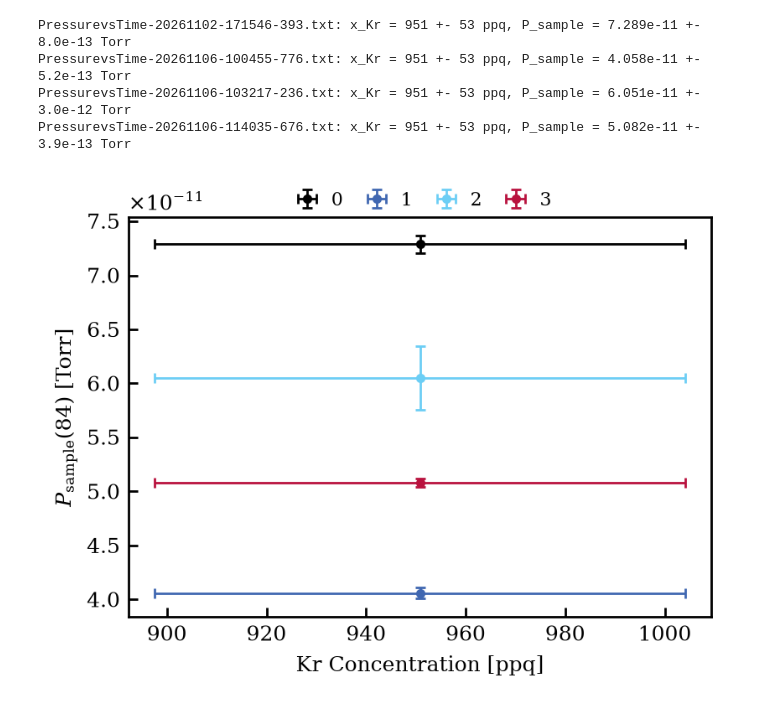
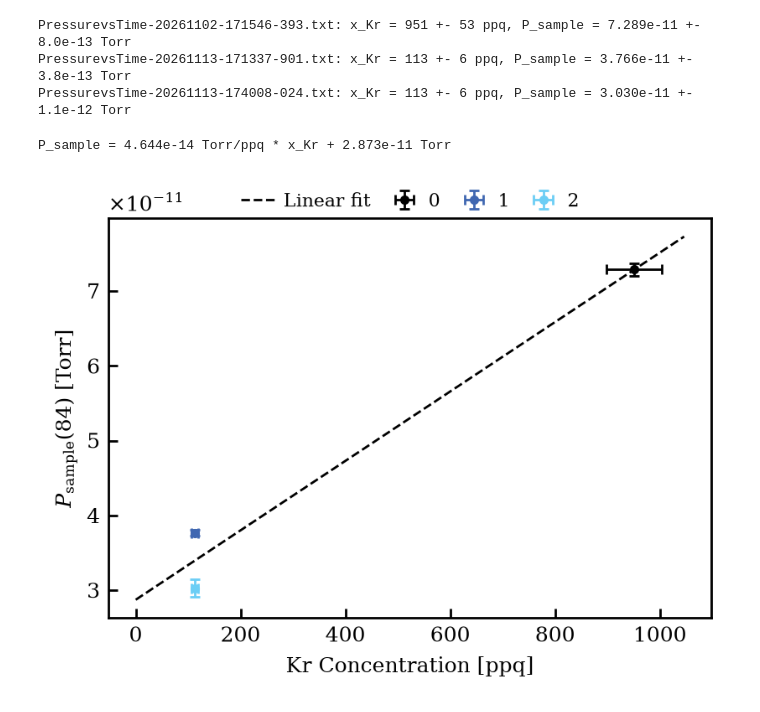
Before and after one commit to dachengx/rga-etl, a Jupyter notebook: calibration.ipynb, the cells around one changed output. Saved outputs shown, nothing was run; the diff lists cells and outputs as text; code cells hidden in the pictures.

Commit message:
110 ppq calibration

```diff
--- a/calibration.ipynb
+++ b/calibration.ipynb
@@ -11,11 +11,17 @@ from utils import read_rga_file, get_t0, get_integral, get_partial_pressure, get
 folder = '../../Documents/RGAData/PressurevsTime'
 # folder = '../rga'
 
+# filenames = [
+#     'PressurevsTime-20261102-171546-393.txt',
+#     'PressurevsTime-20261106-100455-776.txt',
+#     'PressurevsTime-20261106-103217-236.txt',
+#     'PressurevsTime-20261106-114035-676.txt',
+# ]
+
 filenames = [
     'PressurevsTime-20261102-171546-393.txt',
-    'PressurevsTime-20261106-100455-776.txt',
-    'PressurevsTime-20261106-103217-236.txt',
-    'PressurevsTime-20261106-114035-676.txt',
+    'PressurevsTime-20261113-171337-901.txt',
+    'PressurevsTime-20261113-174008-024.txt',
 ]
 
 masses = [87, 28, 40, 62, 84]
@@ -24,18 +30,23 @@ masses = [87, 28, 40, 62, 84]
 # TODO: fill in the measured values; all four are the defaults (notes/202611.tex) for now
 calibrations = [
     dict(delta_v=0.0842, n_expansion=2, temperature=292, recycler_pressure=14.8),
-    dict(delta_v=0.0842, n_expansion=2, temperature=292, recycler_pressure=14.8),
-    dict(delta_v=0.0842, n_expansion=2, temperature=292, recycler_pressure=14.8),
-    dict(delta_v=0.0842, n_expansion=2, temperature=292, recycler_pressure=14.8),
+    dict(delta_v=0.0100, n_expansion=2, temperature=292, recycler_pressure=14.8),
+    dict(delta_v=0.0100, n_expansion=2, temperature=292, recycler_pressure=14.8),
 ]
+
+t0_ranges = [
+    (480, 780),
+    (480, 780),
+    (420, 720),
+]
 # %%
 # Sample partial pressure of AMU 84 (Sec. 1) and Kr mole fraction (Sec. 2) of each file
 P, P_err = np.empty(len(filenames)), np.empty(len(filenames))
 x_kr, x_kr_err = np.empty(len(filenames)), np.empty(len(filenames))
 
-for i, (filename, calibration) in enumerate(zip(filenames, calibrations)):
+for i, (filename, calibration, t0_range) in enumerate(zip(filenames, calibrations, t0_ranges)):
     rga = read_rga_file(os.path.join(folder, filename))
-    t0 = get_t0(rga['t'], rga[28])
+    t0 = get_t0(rga['t'], rga[28], t0_range=t0_range)
     P[i], P_err[i] = get_partial_pressure(rga, t0, mass=84)
     x_kr[i], x_kr_err[i] = get_kr_concentration(**calibration)
 
@@ -45,23 +56,30 @@ for i, (filename, calibration) in enumerate(zip(filenames, calibrations)):
     )
 # %% [output]
 PressurevsTime-20261102-171546-393.txt: x_Kr = 951 +- 53 ppq, P_sample = 7.289e-11 +- 8.0e-13 Torr
-PressurevsTime-20261106-100455-776.txt: x_Kr = 951 +- 53 ppq, P_sample = 4.058e-11 +- 5.2e-13 Torr
-PressurevsTime-20261106-103217-236.txt: x_Kr = 951 +- 53 ppq, P_sample = 6.051e-11 +- 3.0e-12 Torr
-PressurevsTime-20261106-114035-676.txt: x_Kr = 951 +- 53 ppq, P_sample = 5.082e-11 +- 3.9e-13 Torr
+PressurevsTime-20261113-171337-901.txt: x_Kr = 113 +- 6 ppq, P_sample = 3.766e-11 +- 3.8e-13 Torr
+PressurevsTime-20261113-174008-024.txt: x_Kr = 113 +- 6 ppq, P_sample = 3.030e-11 +- 1.1e-12 Torr
 # %%
 fig, ax = plt.subplots(1, 1, figsize=(4, 3))
 
 for i in range(len(filenames)):
     ax.errorbar(
         x_kr[i] * 1e15, P[i],
         xerr=x_kr_err[i] * 1e15, yerr=P_err[i],
         marker='o', linestyle='none', capsize=2, label=i,
     )
+# ax.plot(0, 0)
 
-ax.legend(ncols=len(filenames))
+# Linear fit of P_sample against x_Kr, unweighted (uncertainties not used)
+slope, intercept = np.polyfit(x_kr * 1e15, P, 1)
+x_fit = np.linspace(0, 1.1 * np.max(x_kr * 1e15), 100)
+ax.plot(x_fit, slope * x_fit + intercept, color='k', linestyle='--', label='Linear fit')
+print(f'P_sample = {slope:.3e} Torr/ppq * x_Kr + {intercept:.3e} Torr')
+
+ax.legend(ncols=len(filenames) + 1)
 ax.set_xlabel('Kr Concentration [ppq]')
 ax.set_ylabel('$P_\\mathrm{sample}$(84) [Torr]')
 
 plt.show()
 # %% [output]
+P_sample = 4.644e-14 Torr/ppq * x_Kr + 2.873e-11 Torr
-[figure, old version]
+[figure, new version]
```
Also changed, not shown: 1 other file.
